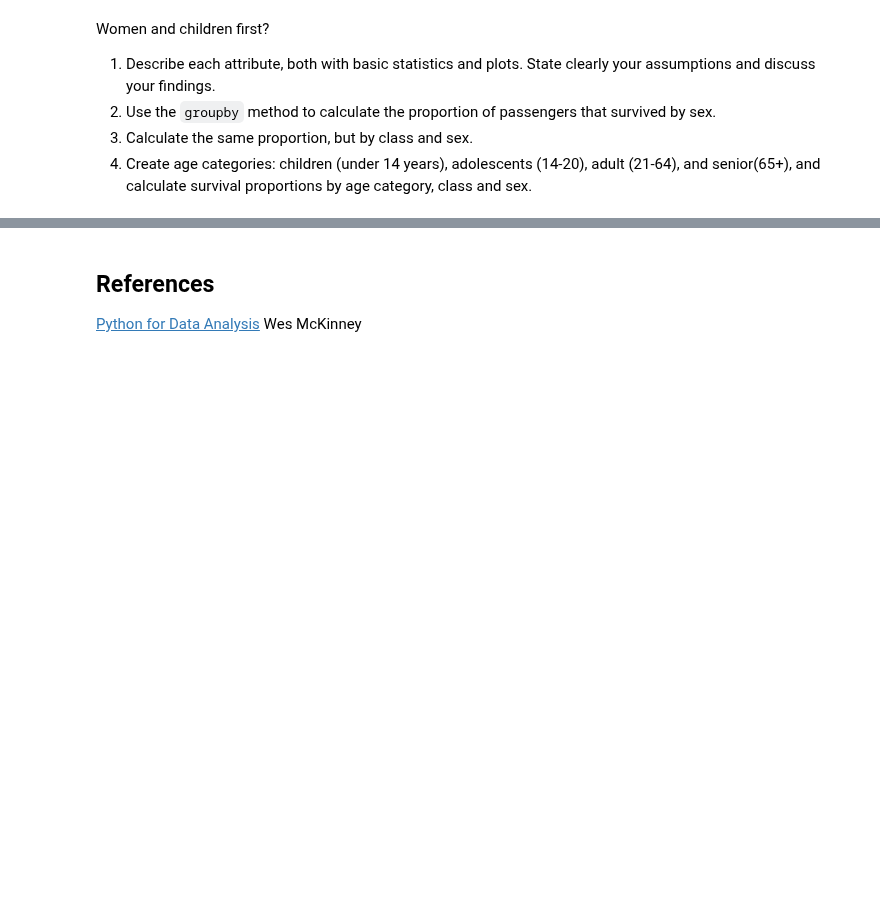
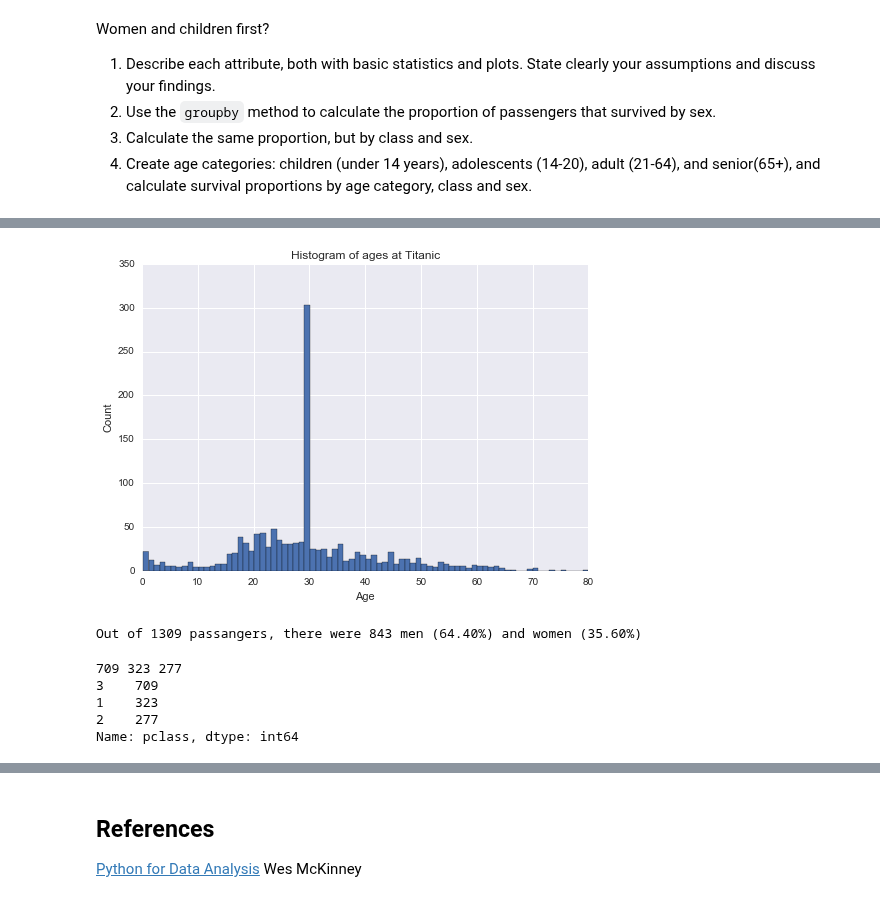
Before and after one commit to PaluchowskiMatthew/ADA-Kepler, a Jupyter notebook: 02 - Intro to Pandas/Data Wrangling with Pandas.ipynb, the cells around one changed output, grey strips where cells are left out. Saved outputs shown, nothing was run; the diff lists cells and outputs as text; code cells hidden in the pictures; blank space fills up the shorter version.

```diff
--- a/02 - Intro to Pandas/Data Wrangling with Pandas.ipynb
+++ b/02 - Intro to Pandas/Data Wrangling with Pandas.ipynb
@@ -799,12 +720,16 @@ print('There were %d passangers in total')
 # %%
 # Age distribution
 
-print(ages.value_counts().head())
+ages = tt.age
+max_val = max(ages.value_counts() + 50)
 
-ages = tt.age.dropna()
-plt.hist(ages, 85)
+plt.hist(ages, bins=80)
 plt.xlabel('Age')
 plt.ylabel('Count')
 plt.title('Histogram of ages at Titanic')
-plt.axis([0, 85, .1, max(ages.value_counts() + 10)])
 plt.show()
+
+# As we can see in the plot, by replacing the NaN-values of age by the mean age,
+# makes a huge bump around the age 30.
+# %% [output]
+[figure, added]
@@ -815 +736,26 @@ class_dist = tt["pclass"].value_counts()
+# %%
+# The distribution of men and women
+age_dist = tt["sex"].value_counts()
+men = age_dist[0]
+female = age_dist[1]
+total = len(tt)
+
+men_perc =  men / total * 100
+fem_perc =  female / total * 100
+
+print("Out of {0} passangers, there were {1} men ({3:0.2f}%) and women ({4:0.2f}%)".format(total, men, female, men_perc, fem_perc))
+# %% [output]
+Out of 1309 passangers, there were 843 men (64.40%) and women (35.60%)
+# %%
+class_dist = tt["pclass"].value_counts()
+first_class, second_class, third_class = class_dist[]
+print(first_class, second_class, third_class)
+print(class_dist)
+print("".format())
+# %% [output]
+709 323 277
+3    709
+1    323
+2    277
+Name: pclass, dtype: int64
 # %%
```
Also changed, not shown: parts of 33 cells of this notebook.
